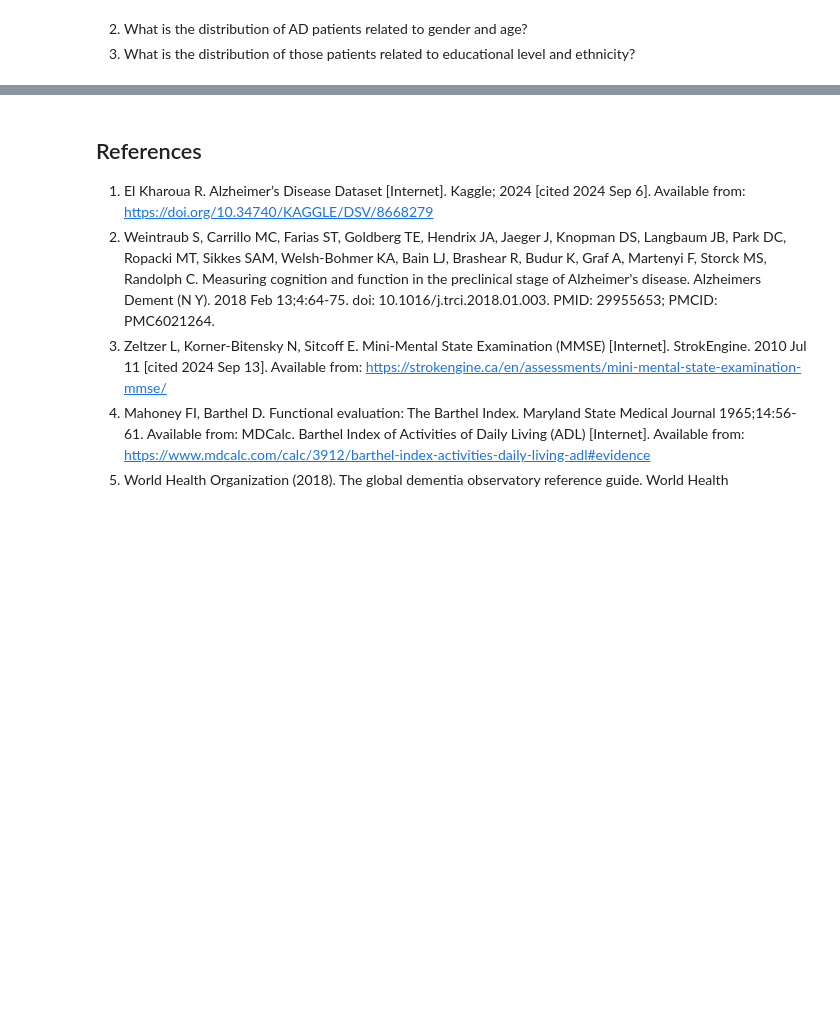
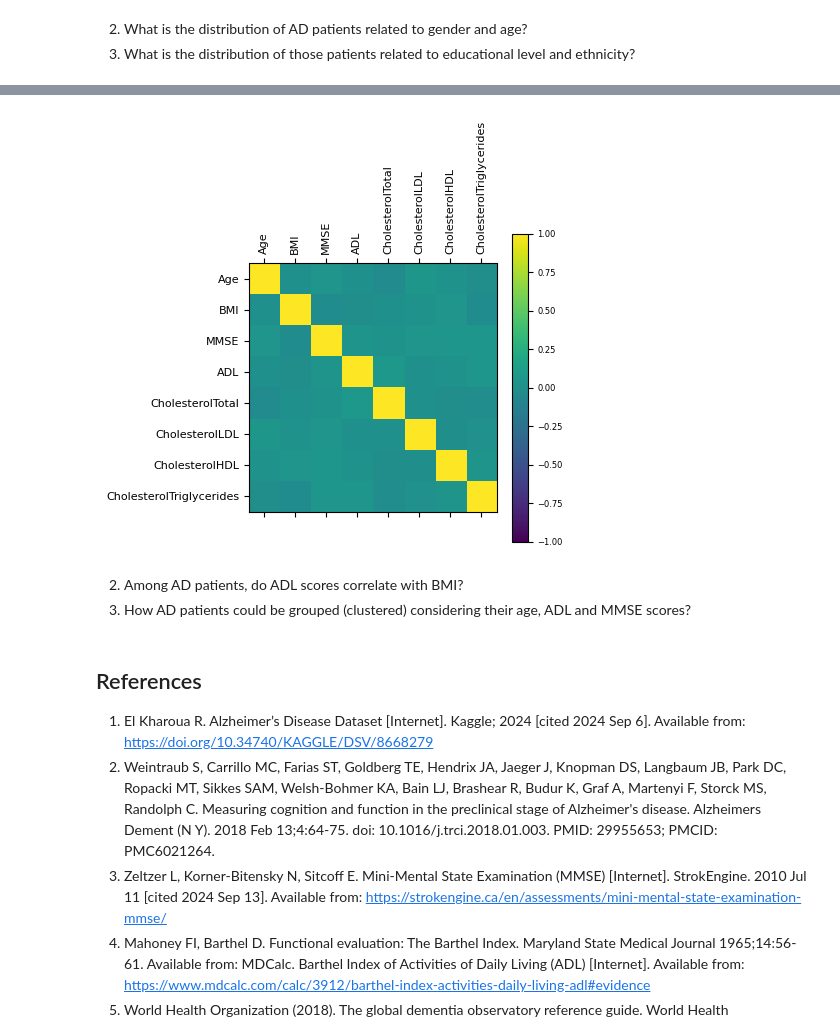
Before and after one commit to ggryschek/NK_SS_DashBoard, a Jupyter notebook: NK_SS_Data_Analysis_Pipeline.ipynb, the cells around one changed output, grey strips where cells are left out. Drawn from its saved outputs; the diff is of its cells as text; code cells hidden in the pictures; blank space fills up the shorter version.

Commit message:
DataPipeline_Updates
More Descriptive Analysis and Charts, including dynamic interactions for the user using dash

```diff
--- a/NK_SS_Data_Analysis_Pipeline.ipynb
+++ b/NK_SS_Data_Analysis_Pipeline.ipynb
@@ -421,7 +424,11 @@ Obs: Do you have to have alzheimer's to be admitted? - Among all NK patients, so
 # %%
-dataviz_ADcount = df_dataviz[(df_dataviz["Diagnosis"] == 1)]
+# Deleting features that is not related to the current analysis
+columns_to_delete = ['Diagnosis']
 
-# Percentage of participants in the filtered group: "Excelent" or "Very Good"
+# Delete the columns and assign a new variable `df_processed`
+dataviz_ADcount = dataviz_ADcount.drop(columns_to_delete, axis=1)
+
+# Percentage of AD patients related to the overall NK patients:
 number_AD = dataviz_ADcount.shape[0]
 prop_AD = round((number_AD / df_dataviz.shape[0]) * 100, 2)
 
@@ -553,0 +908,5 @@ if __name__ == '__main__':
+# %%
+# Select specific variables for correlation analysis
+corr_variables = dataviz_ADcount[['Age', 'BMI', 'MMSE', 'ADL', 'CholesterolTotal','CholesterolLDL', 'CholesterolHDL','CholesterolTriglycerides']]
+correlations = corr_variables.corr(method="pearson", numeric_only=True)
+correlations
@@ -554,3 +923,22 @@ if __name__ == '__main__':
+# %%
+# Plot the correlations visually
+fig, ax = plt.subplots(figsize=(4,4))
+
+# Defininig subplots is more flexible and allows deeper customization in matplotlib
+cax = ax.matshow(correlations, vmin=-1, vmax=1,cmap='viridis')
+
+colorbar = fig.colorbar(cax)
+axes_labels = corr_variables.columns
+plt.xticks(list(range(axes_labels.size)), axes_labels, rotation=90, fontsize=8)
+plt.yticks(list(range(axes_labels.size)), axes_labels, fontsize=8)
+colorbar.ax.tick_params(labelsize=6)
+
+plt.show()
+# %% [output]
+[figure, added]
+# %% [markdown]
+2. Among AD patients, do ADL scores correlate with BMI?
+3. How AD patients could be grouped (clustered) considering their age, ADL and MMSE scores?
 # %% [markdown]
 ## References
 1. El Kharoua R. Alzheimer’s Disease Dataset [Internet]. Kaggle; 2024 [cited 2024 Sep 6]. Available from: https://doi.org/10.34740/KAGGLE/DSV/8668279
```
Also changed, not shown: parts of 38 cells of this notebook, 2 other files.
